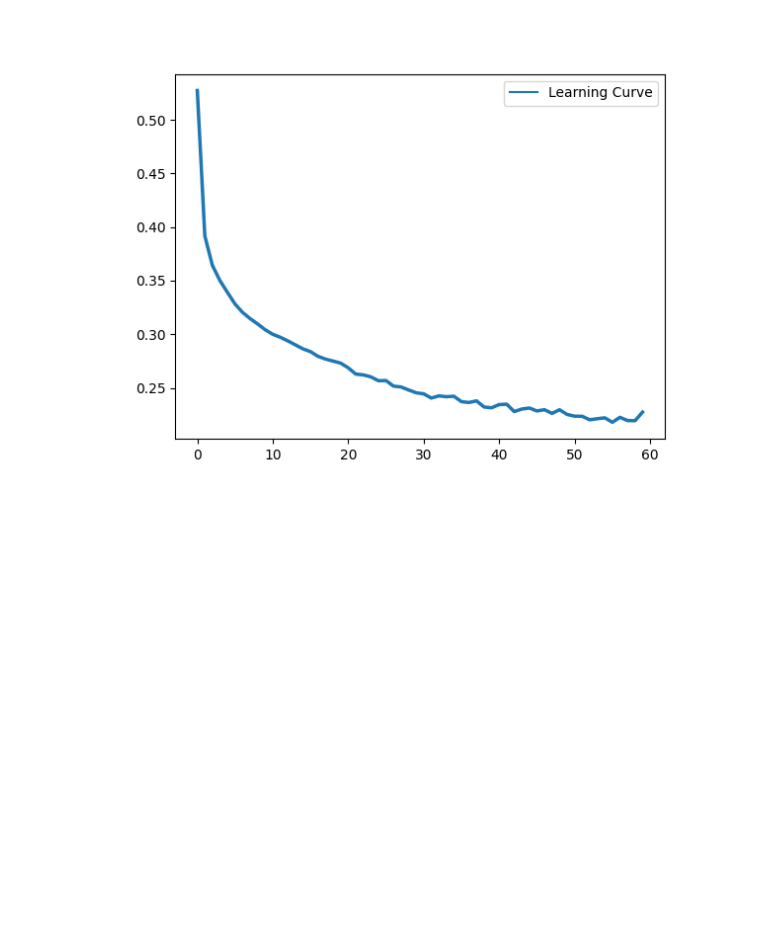
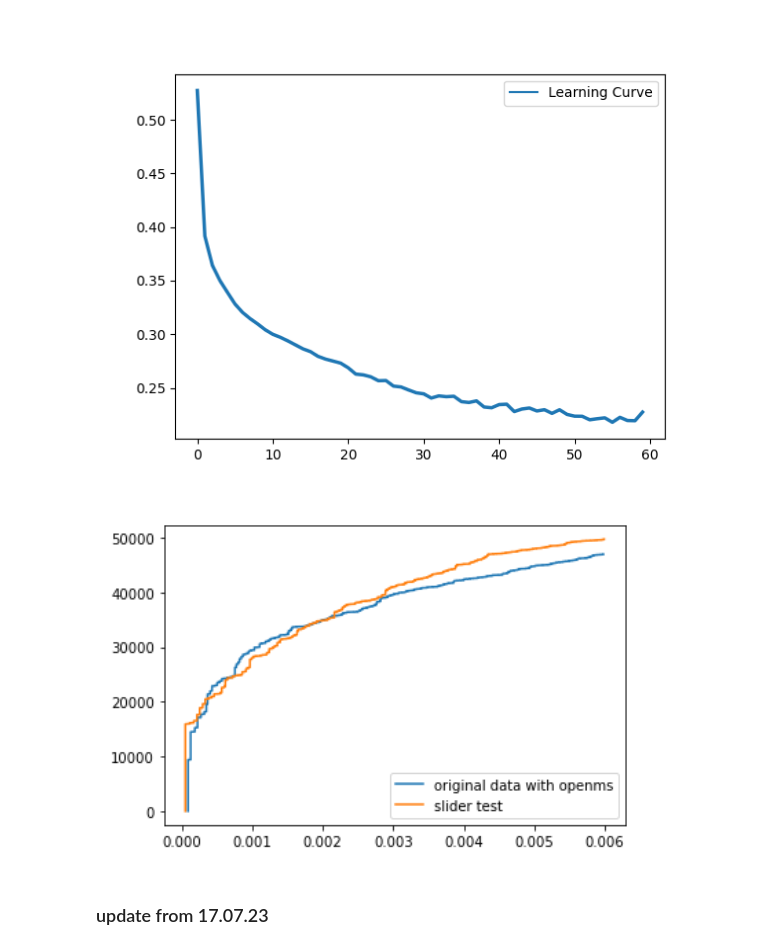
Before and after one commit to aupoderni/DIA, a Jupyter notebook: Slider_structure.ipynb, the cells around one changed output. Cells and saved outputs as stored; diff of their text form; code cells hidden in the pictures; blank space fills up the shorter version.

```diff
--- a/Slider_structure.ipynb
+++ b/Slider_structure.ipynb
@@ -86,3 +87,10 @@ learning_curve = Image.open(r"c:\\Users\poder\lab\Slider_DIA\results\60_ep_20_ww
 display(learning_curve)
 # %% [output]
 [figure]
+# %%
+fdr = Image.open(r"c:\\Users\poder\lab\DIA_plot\fdr_1st.png")
+display(fdr)
+# %% [output]
+[figure, added]
+# %% [markdown]
+### update from 17.07.23
```
Also changed, not shown: parts of 4 cells of this notebook.
